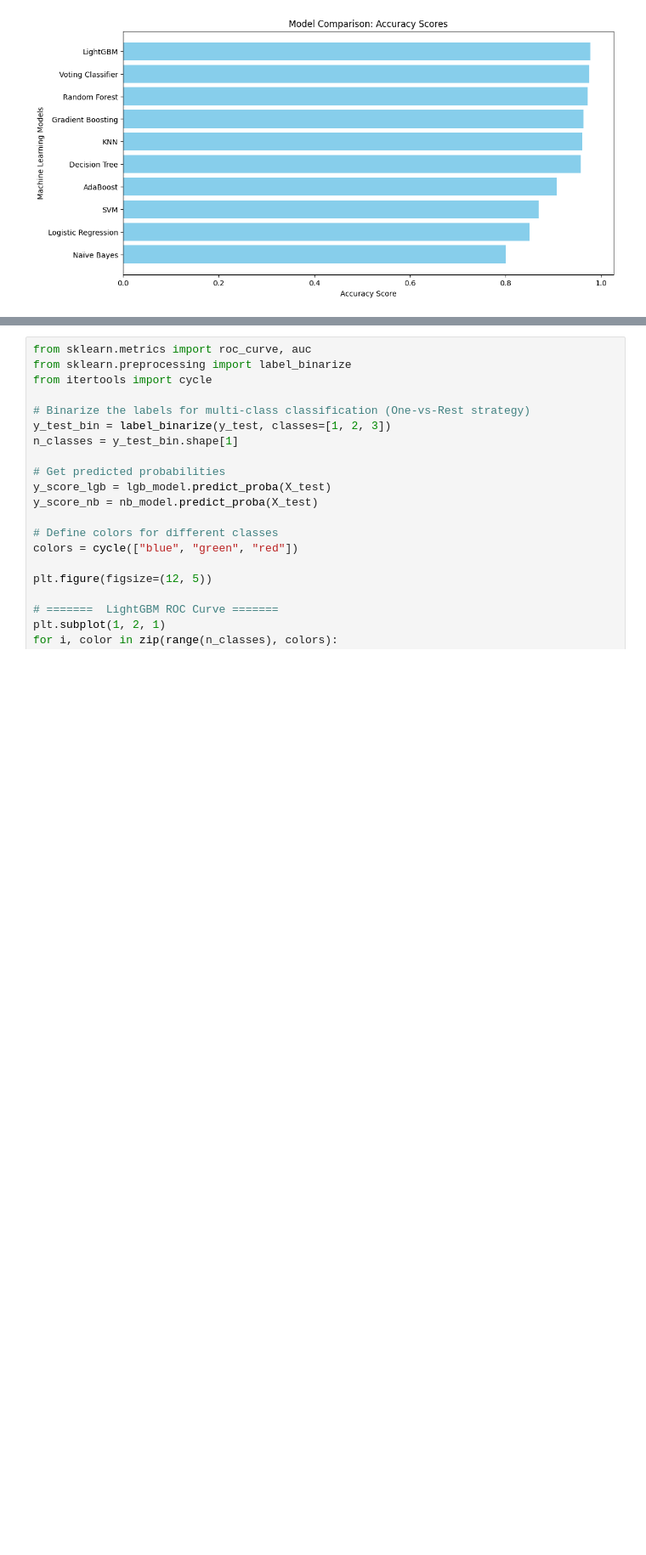
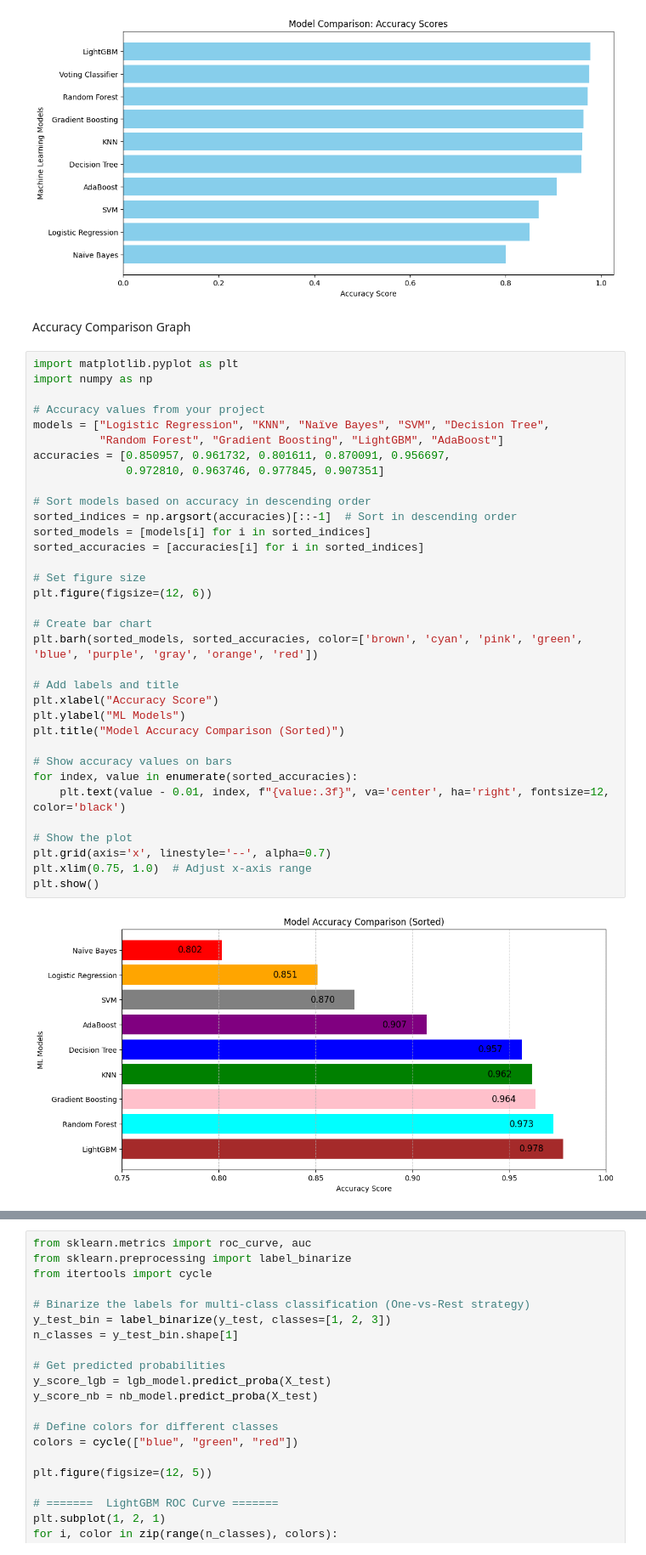
Before and after one commit to sneha0011/Predictive-Analytics-for-Fetal-Health-Conditions-Using-CTG-Data, a Jupyter notebook: fetal_health_Stacking.ipynb, the cells around one changed output, grey strips where cells are left out. Shown at 85% size. Saved outputs shown, nothing was run; the diff lists cells and outputs as text; blank space fills up the shorter version.

Commit message:
Evaluation & comparison with high performance stacking.

```diff
--- a/fetal_health_Stacking.ipynb
+++ b/fetal_health_Stacking.ipynb
@@ -467,3 +471,41 @@ plt.gca().invert_yaxis()  # Highest accuracy at the top
 plt.show()
 # %% [output]
 [figure]
+# %% [markdown]
+Accuracy Comparison Graph
+# %%
+import matplotlib.pyplot as plt
+import numpy as np
+
+# Accuracy values from your project
+models = ["Logistic Regression", "KNN", "Naïve Bayes", "SVM", "Decision Tree",
+          "Random Forest", "Gradient Boosting", "LightGBM", "AdaBoost"]
+accuracies = [0.850957, 0.961732, 0.801611, 0.870091, 0.956697,
+              0.972810, 0.963746, 0.977845, 0.907351]
+
+# Sort models based on accuracy in descending order
+sorted_indices = np.argsort(accuracies)[::-1]  # Sort in descending order
+sorted_models = [models[i] for i in sorted_indices]
+sorted_accuracies = [accuracies[i] for i in sorted_indices]
+
+# Set figure size
+plt.figure(figsize=(12, 6))
+
+# Create bar chart
+plt.barh(sorted_models, sorted_accuracies, color=['brown', 'cyan', 'pink', 'green', 'blue', 'purple', 'gray', 'orange', 'red'])
+
+# Add labels and title
+plt.xlabel("Accuracy Score")
+plt.ylabel("ML Models")
+plt.title("Model Accuracy Comparison (Sorted)")
+
+# Show accuracy values on bars
+for index, value in enumerate(sorted_accuracies):
+    plt.text(value - 0.01, index, f"{value:.3f}", va='center', ha='right', fontsize=12, color='black')
+
+# Show the plot
+plt.grid(axis='x', linestyle='--', alpha=0.7)
+plt.xlim(0.75, 1.0)  # Adjust x-axis range
+plt.show()
+# %% [output]
+[figure, added]
```
Also changed, not shown: parts of 44 cells of this notebook.
